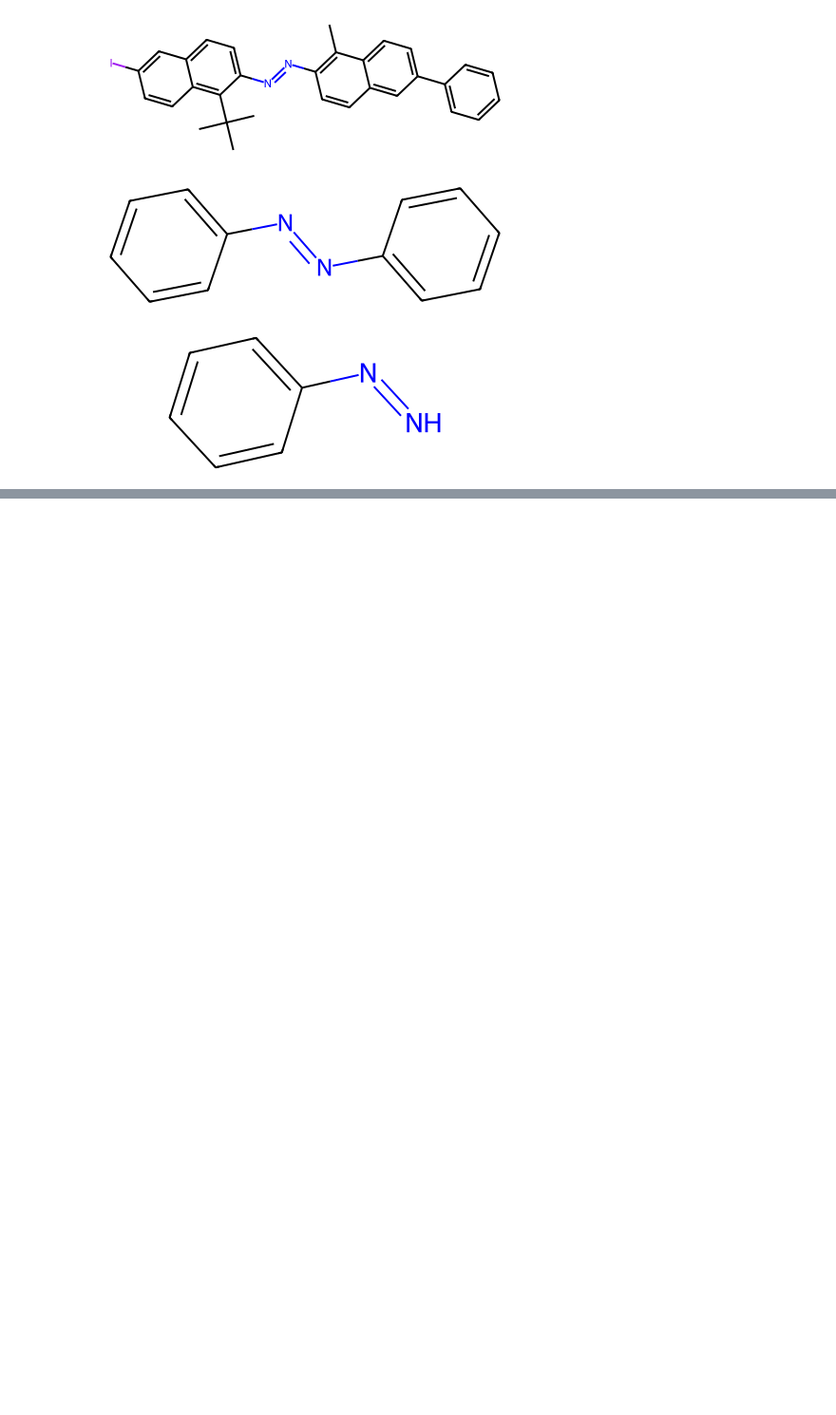
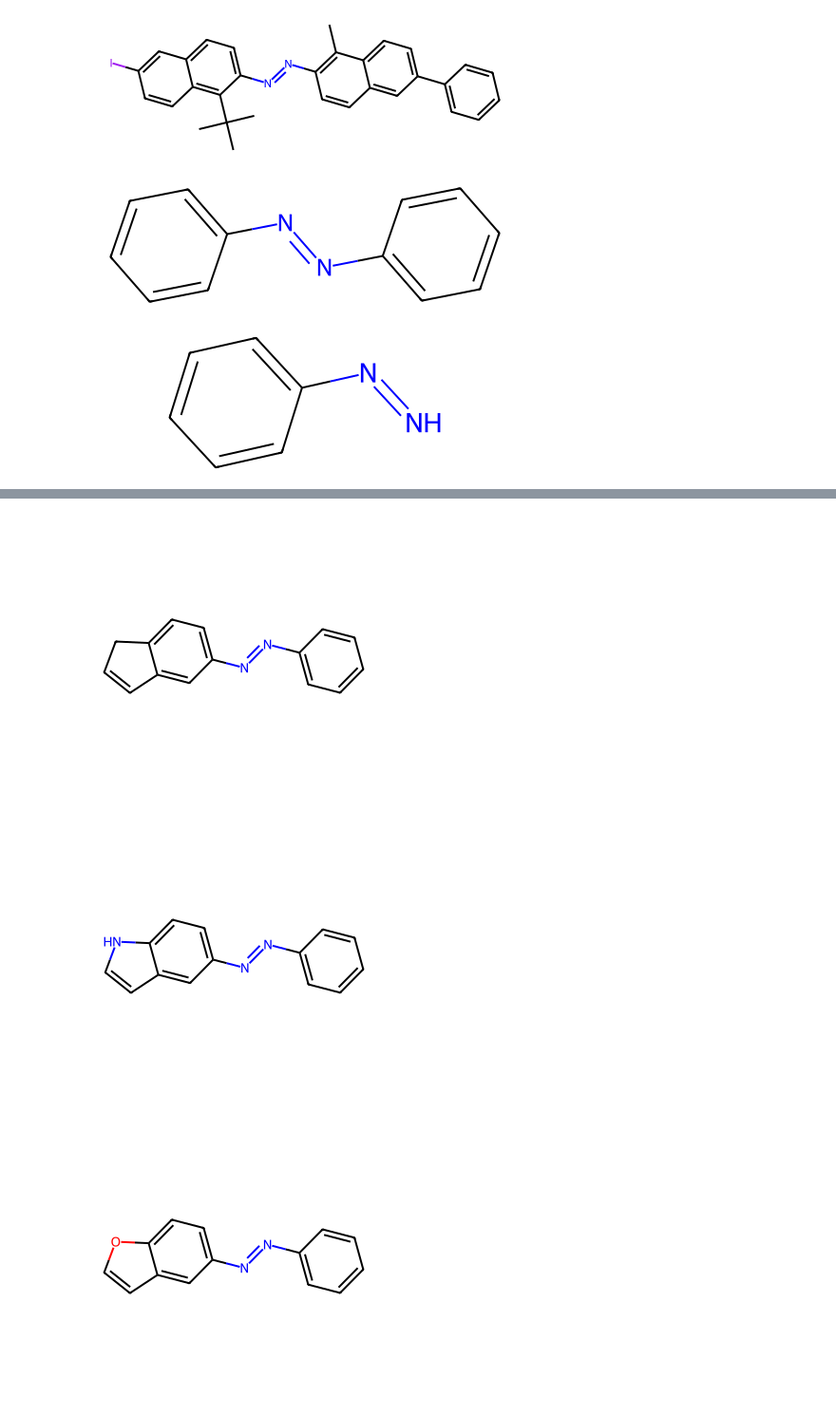
Before and after one commit to BerlinObel/xTB, a Jupyter notebook: generate_azobenzenes.ipynb, the cells around one changed output, grey strips where cells are left out. Shown at 95% size. Drawn from its saved outputs; the diff is of its cells as text; code cells hidden in the pictures; blank space fills up the shorter version.

```diff
--- a/generate_azobenzenes.ipynb
+++ b/generate_azobenzenes.ipynb
@@ -359,11 +355,15 @@ INFO:root:Generated a total of 20324 new molecules.
 # %%
-ortho = [16, 3, 15, 8]
+ortho = [12, 3, 13, 8]
 
-right_posistions = [9, 13, 12]
-left_posisitons = [0, 1, 17]
+right_posistions = [10, 12, 8]
+left_posisitons = [0, 1, 3, 13]
 
 # Example usage:
-base_smiles = "c1cc2cc(/N=N/c3ccc4*ccc4c3)ccc2*1"
+base_smiles = "c1cc2cc(/N=N/c3ccccc3)ccc2*1"
 atom_list = ['S', 'O', 'N', 'C']
-indices = [0, 1]  # Indices of the atoms to replace (indices of '*' in the base_smiles)
+indices = [16]  # Indices of the atoms to replace (indices of '*' in the base_smiles)
 new_extended_azos = replace_atoms(base_smiles, atom_list, indices)
+# %% [output]
+[figure, added]
+[figure, added]
+[figure, added]
```
Also changed, not shown: parts of 17 cells of this notebook, 5 other files.
